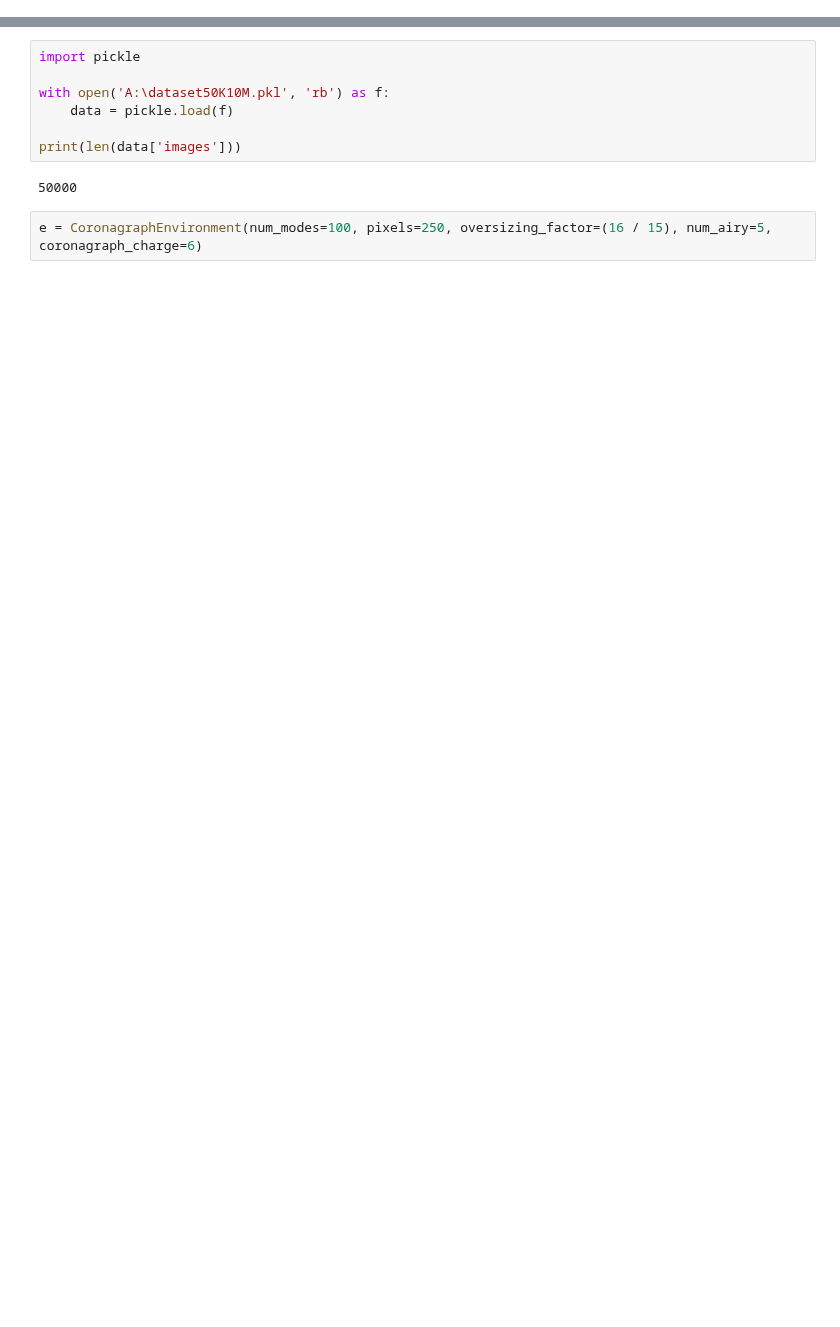
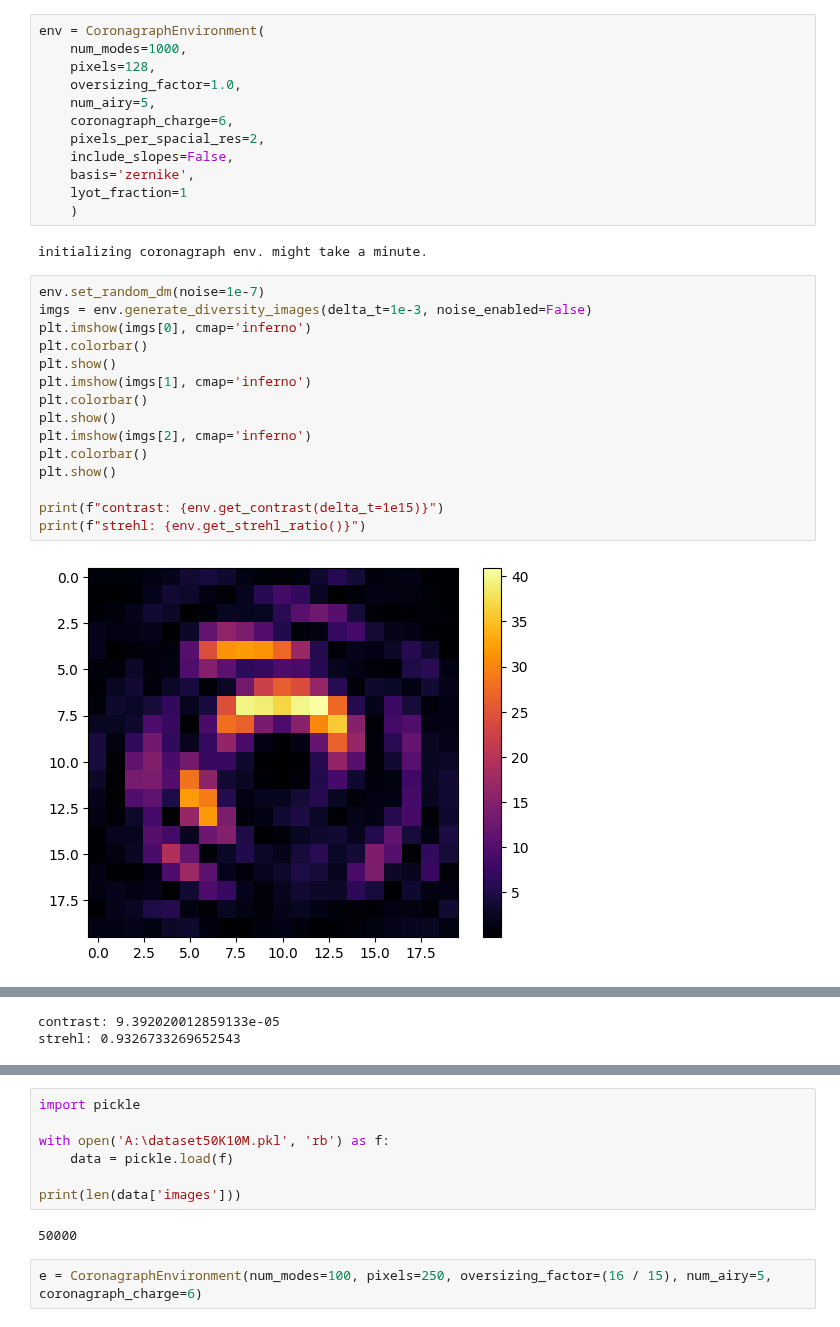
Before and after one commit to AlexeiKorolev/NASA-RL-Wavefront-Control, a Jupyter notebook: RL/testing.ipynb, the cells around one changed output, grey strips where cells are left out. Cells and saved outputs as stored; diff of their text form; blank space fills up the shorter version.

```diff
--- a/RL/testing.ipynb
+++ b/RL/testing.ipynb
@@ -6,0 +13,31 @@ import numpy as np
+# %%
+env = CoronagraphEnvironment(
+    num_modes=1000,
+    pixels=128,
+    oversizing_factor=1.0,
+    num_airy=5,
+    coronagraph_charge=6,
+    pixels_per_spacial_res=2,
+    include_slopes=False,
+    basis='zernike',
+    lyot_fraction=1
+    )
+# %% [output]
+initializing coronagraph env. might take a minute.
+# %%
+env.set_random_dm(noise=1e-7)
+imgs = env.generate_diversity_images(delta_t=1e-3, noise_enabled=False)
+plt.imshow(imgs[0], cmap='inferno')
+plt.colorbar()
+plt.show()
+plt.imshow(imgs[1], cmap='inferno')
+plt.colorbar()
+plt.show()
+plt.imshow(imgs[2], cmap='inferno')
+plt.colorbar()
+plt.show()
+
+print(f"contrast: {env.get_contrast(delta_t=1e15)}")
+print(f"strehl: {env.get_strehl_ratio()}")
+# %% [output]
+[figure, added]
@@ -6,0 +46,2 @@ import numpy as np
+contrast: 9.392020012859133e-05
+strehl: 0.9326733269652543
```
Also changed, not shown: parts of 11 cells of this notebook, 13 other files.
